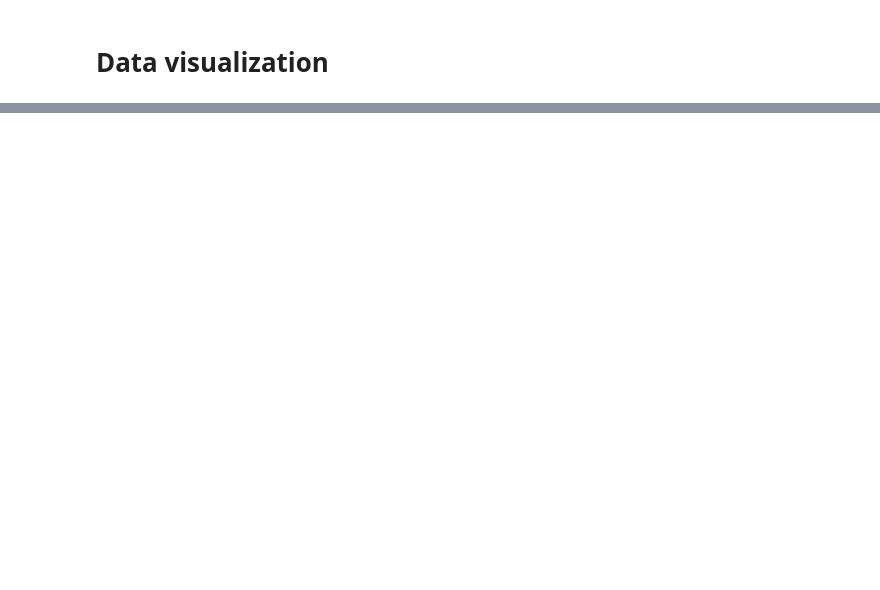
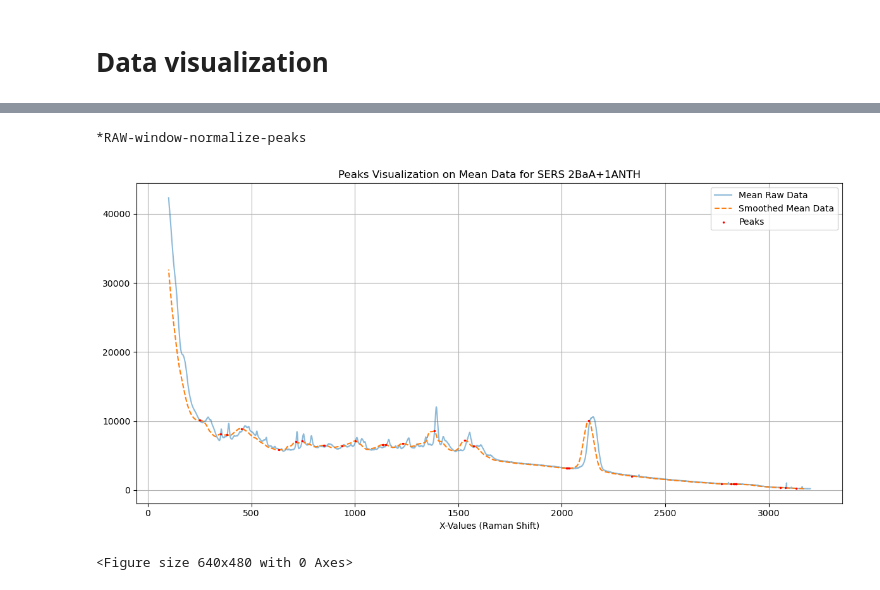
Before and after one commit to paipeline/Machine-Learning-Methods-for-Separating-and-Classifying-Chemical-Constituents, a Jupyter notebook: src/data_fig.ipynb, the cells around one changed output, grey strips where cells are left out. Saved outputs shown, nothing was run; the diff lists cells and outputs as text; code cells hidden in the pictures; blank space fills up the shorter version.

```diff
--- a/src/data_fig.ipynb
+++ b/src/data_fig.ipynb
@@ -147,0 +115,35 @@ raw-window-*NORMALIZE-peaks
+# %%
+import os
+import matplotlib.pyplot as plt
+from preprocessor import Preprocessor
+from scipy.signal import find_peaks
+
+x_values, y_values_dict = pre_processor.load_raw_data(pre_processor.file_path)
+
+mean_y_values = pd.DataFrame(y_values_dict).mean(axis=1)
+
+mean_y_smoothed = mean_y_values.rolling(window=50).mean()
+
+peaks_indices, _ = find_peaks(mean_y_smoothed, prominence=pre_processor.prominence)
+
+plt.figure(figsize=(12, 6))
+
+plt.plot(x_values, mean_y_values, label='Mean Raw Data', alpha=0.5)
+
+plt.plot(x_values, mean_y_smoothed, label='Smoothed Mean Data', linestyle='--')
+
+plt.scatter(x_values[peaks_indices], mean_y_smoothed[peaks_indices], label='Peaks', color='red', s=2, zorder=3)
+
+plt.title("Peaks Visualization on Mean Data for SERS 2BaA+1ANTH")
+plt.xlabel("X-Values (Raman Shift)")
+
+plt.grid(True)
+plt.legend()
+plt.tight_layout()
+plt.show()
+
+plt.savefig('fig\\Peaks Visualization on Mean SERS 2BaA+1ANTH.png', dpi=300)
+# %% [output]
+*RAW-window-normalize-peaks
+[figure, added]
+<Figure size 640x480 with 0 Axes>
```
Also changed, not shown: parts of 5 cells of this notebook, 7 other files.
